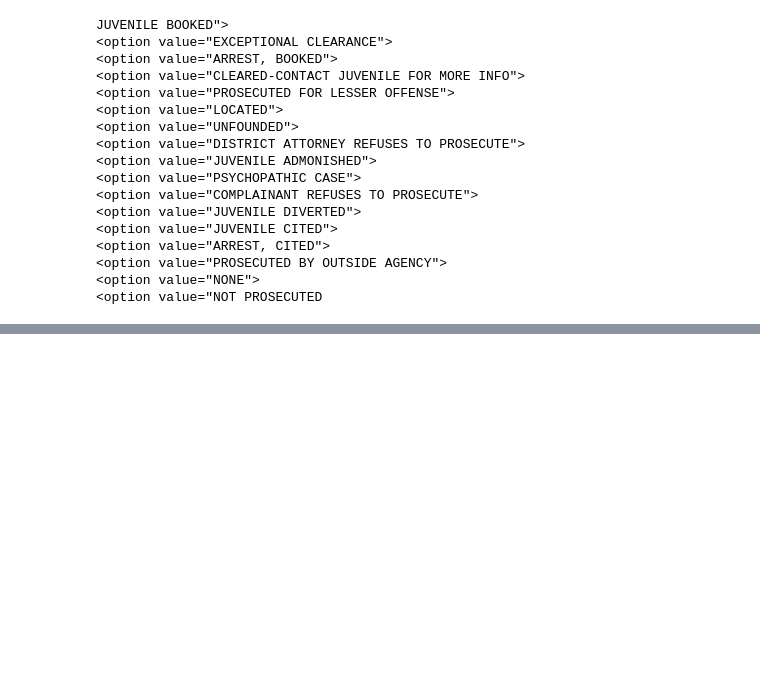
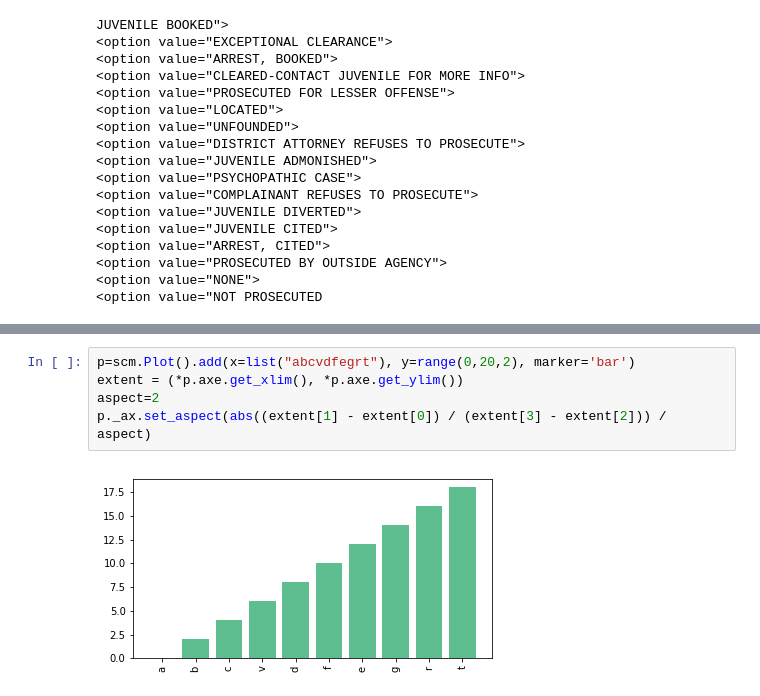
Before and after one commit to EnzoBnl/SFPoliceCalls, a Jupyter notebook: SF_police_calls.ipynb, the cells around one changed output, grey strips where cells are left out. Cells and saved outputs as stored; diff of their text form; blank space fills up the shorter version.

Commit message:
Plot ok

```diff
--- a/SF_police_calls.ipynb
+++ b/SF_police_calls.ipynb
@@ -249,0 +256,7 @@ JUVENILE BOOKED">
+# %%
+p=scm.Plot().add(x=list("abcvdfegrt"), y=range(0,20,2), marker='bar')
+extent = (*p.axe.get_xlim(), *p.axe.get_ylim())
+aspect=2
+p._ax.set_aspect(abs((extent[1] - extent[0]) / (extent[3] - extent[2])) / aspect)
+# %% [output]
+[figure, added]
```
Also changed, not shown: parts of 2 cells of this notebook, 9 other files.
